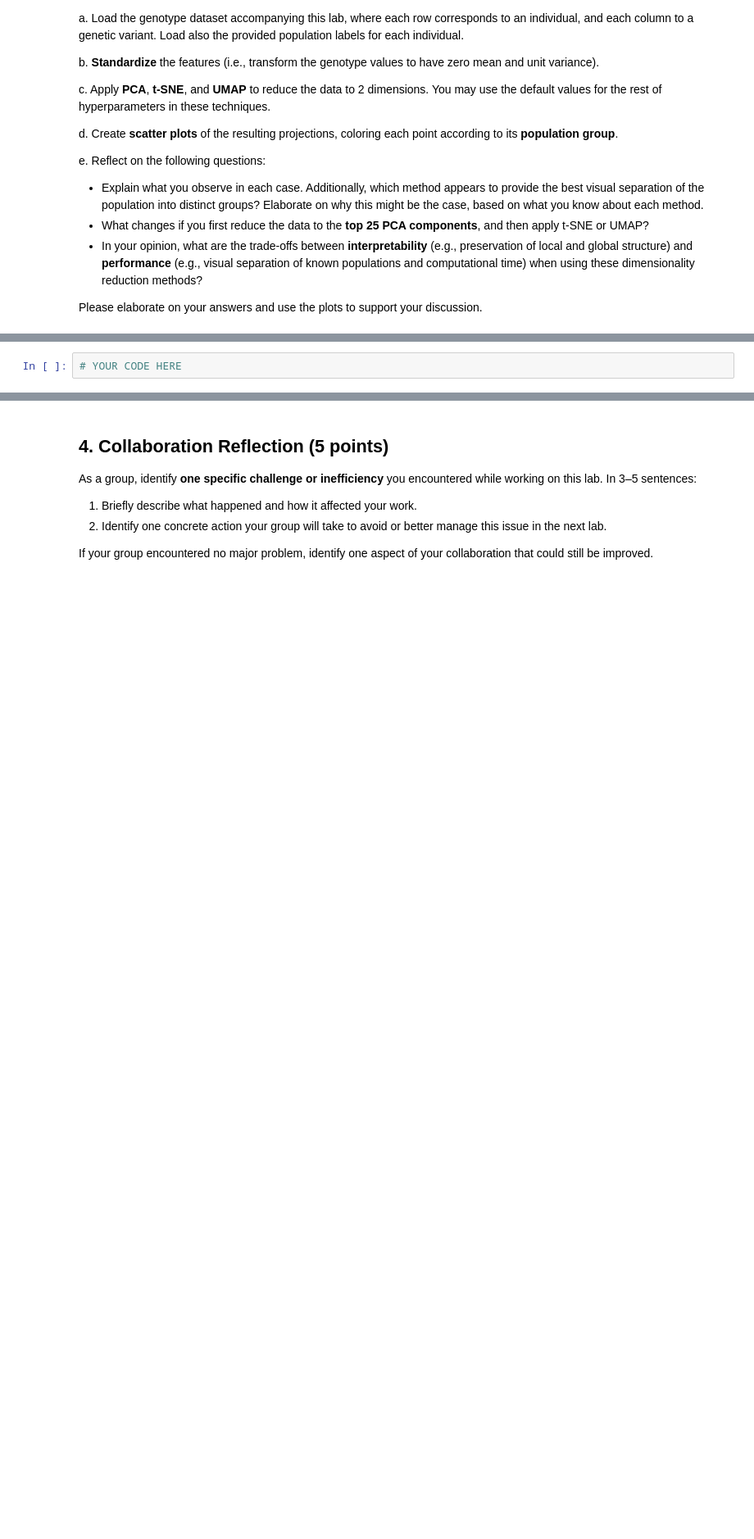
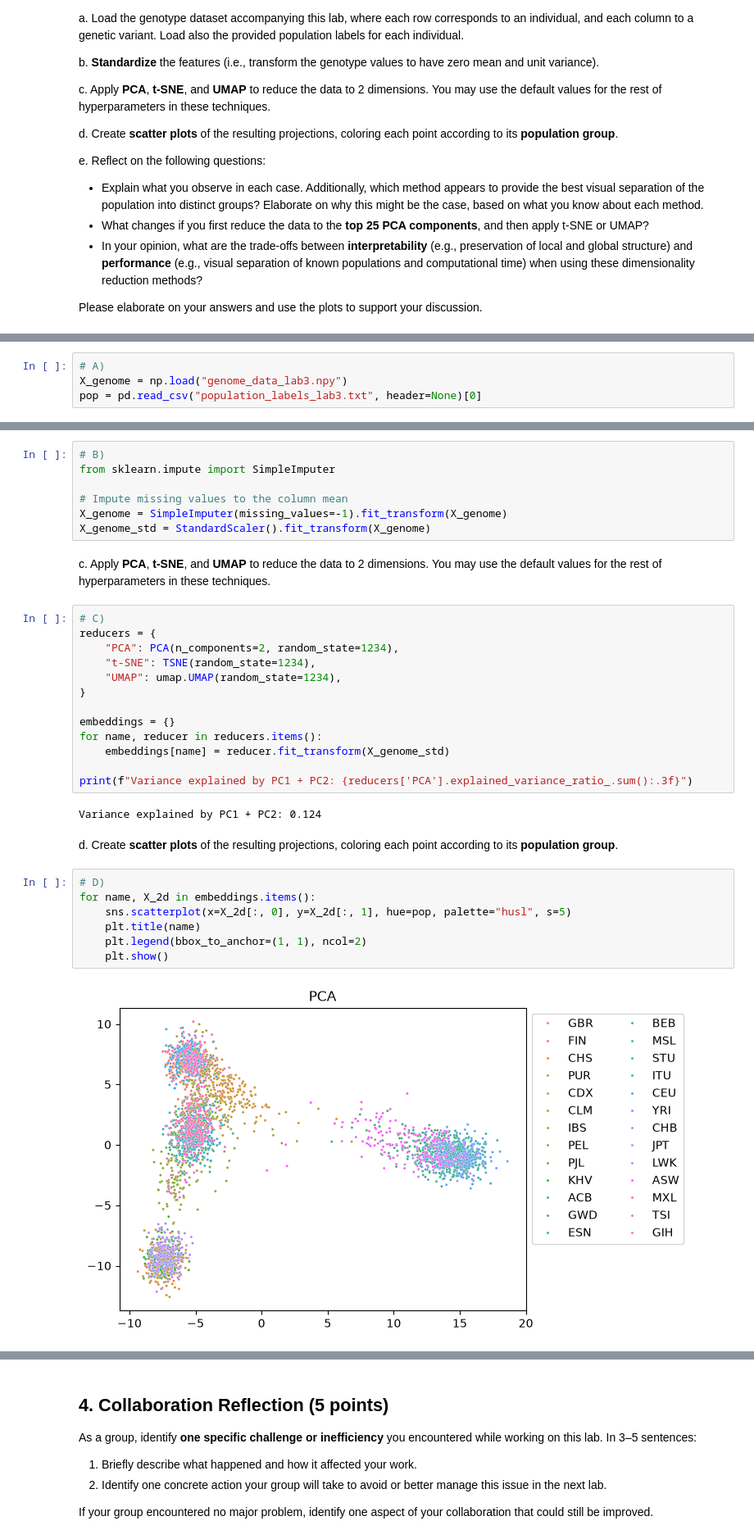
Before and after one commit to fortunecookie040/DS_4021_Labs, a Jupyter notebook: 03_Lab/03-tsne-and-umap.ipynb, the cells around one changed output, grey strips where cells are left out. Shown at 82% size. Cells and saved outputs as stored; diff of their text form; blank space fills up the shorter version.

```diff
--- a/03_Lab/03-tsne-and-umap.ipynb
+++ b/03_Lab/03-tsne-and-umap.ipynb
@@ -226,2 +228,4 @@ Please elaborate on your answers and use the plots to support your discussion.
 # %%
-# YOUR CODE HERE
+# A)
+X_genome = np.load("genome_data_lab3.npy")
+pop = pd.read_csv("population_labels_lab3.txt", header=None)[0]
@@ -227,0 +234,35 @@ Please elaborate on your answers and use the plots to support your discussion.
+# %%
+# B)
+from sklearn.impute import SimpleImputer
+
+# Impute missing values to the column mean
+X_genome = SimpleImputer(missing_values=-1).fit_transform(X_genome)
+X_genome_std = StandardScaler().fit_transform(X_genome)
+# %% [markdown]
+c. Apply **PCA**, **t-SNE**, and **UMAP** to reduce the data to 2 dimensions. You may use the default values for the rest of hyperparameters in these techniques.
+# %%
+# C)
+reducers = {
+    "PCA": PCA(n_components=2, random_state=1234),
+    "t-SNE": TSNE(random_state=1234),
+    "UMAP": umap.UMAP(random_state=1234),
+}
+
+embeddings = {}
+for name, reducer in reducers.items():
+    embeddings[name] = reducer.fit_transform(X_genome_std)
+
+print(f"Variance explained by PC1 + PC2: {reducers['PCA'].explained_variance_ratio_.sum():.3f}")
+# %% [output]
+Variance explained by PC1 + PC2: 0.124
+# %% [markdown]
+d. Create **scatter plots** of the resulting projections, coloring each point according to its **population group**.
+# %%
+# D)
+for name, X_2d in embeddings.items():
+    sns.scatterplot(x=X_2d[:, 0], y=X_2d[:, 1], hue=pop, palette="husl", s=5)
+    plt.title(name)
+    plt.legend(bbox_to_anchor=(1, 1), ncol=2)
+    plt.show()
+# %% [output]
+[figure, added]
```
Also changed, not shown: parts of 14 cells of this notebook, 1 other file.
